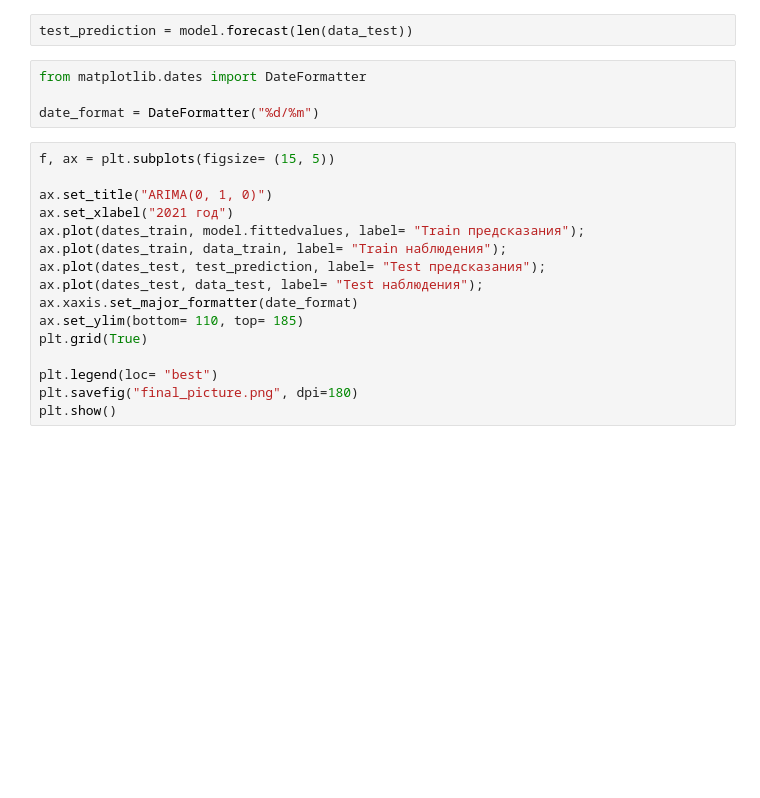
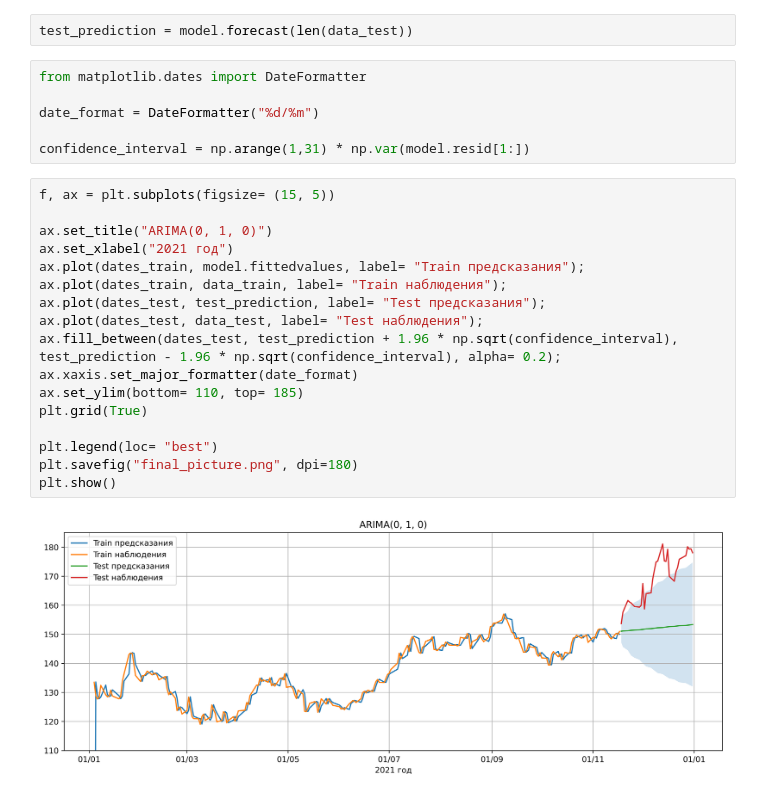
Before and after one commit to AndrewGrishin/Stock-Forecasting, a Jupyter notebook: ARIMA/arima.ipynb, the cells around one changed output. Drawn from its saved outputs; the diff is of its cells as text; blank space fills up the shorter version.

```diff
--- a/ARIMA/arima.ipynb
+++ b/ARIMA/arima.ipynb
@@ -237,19 +223,24 @@ test_prediction = model.forecast(len(data_test))
 from matplotlib.dates import DateFormatter
 
 date_format = DateFormatter("%d/%m")
+
+confidence_interval = np.arange(1,31) * np.var(model.resid[1:])
 # %%
 f, ax = plt.subplots(figsize= (15, 5))
 
 ax.set_title("ARIMA(0, 1, 0)")
 ax.set_xlabel("2021 год")
 ax.plot(dates_train, model.fittedvalues, label= "Train предсказания");
 ax.plot(dates_train, data_train, label= "Train наблюдения");
 ax.plot(dates_test, test_prediction, label= "Test предсказания");
 ax.plot(dates_test, data_test, label= "Test наблюдения");
+ax.fill_between(dates_test, test_prediction + 1.96 * np.sqrt(confidence_interval), test_prediction - 1.96 * np.sqrt(confidence_interval), alpha= 0.2);
 ax.xaxis.set_major_formatter(date_format)
 ax.set_ylim(bottom= 110, top= 185)
 plt.grid(True)
 
 plt.legend(loc= "best")
 plt.savefig("final_picture.png", dpi=180)
 plt.show()
+# %% [output]
+[figure, added]
```
Also changed, not shown: parts of 13 cells of this notebook, 1 other file.
